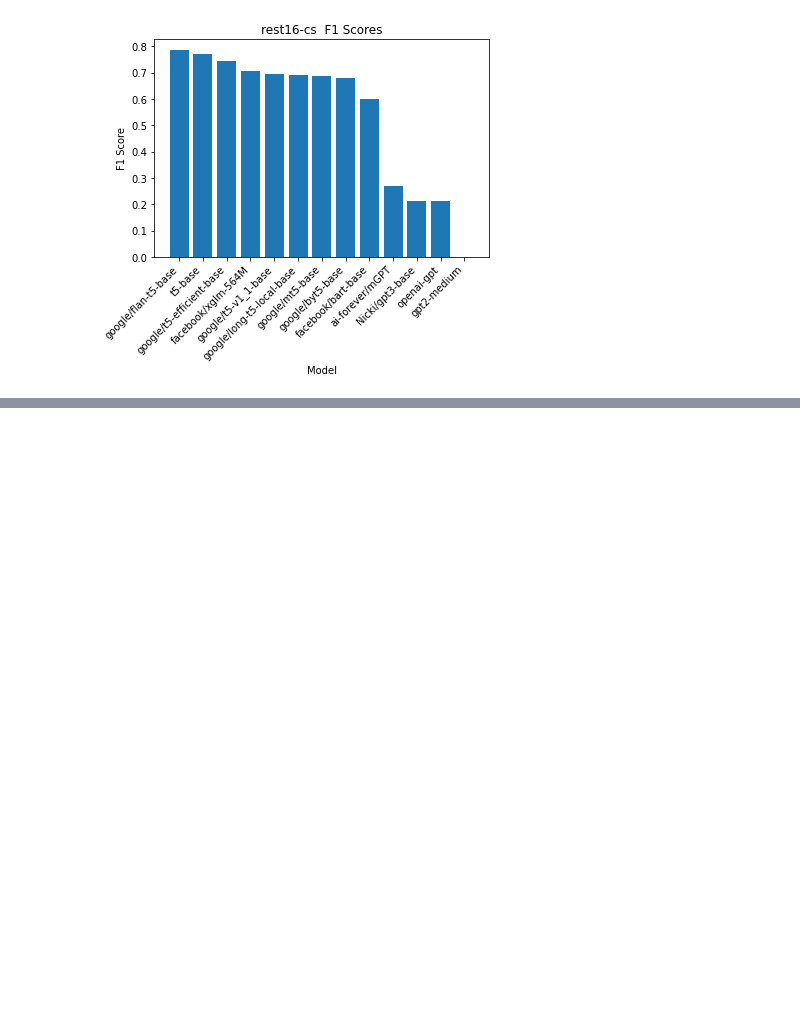
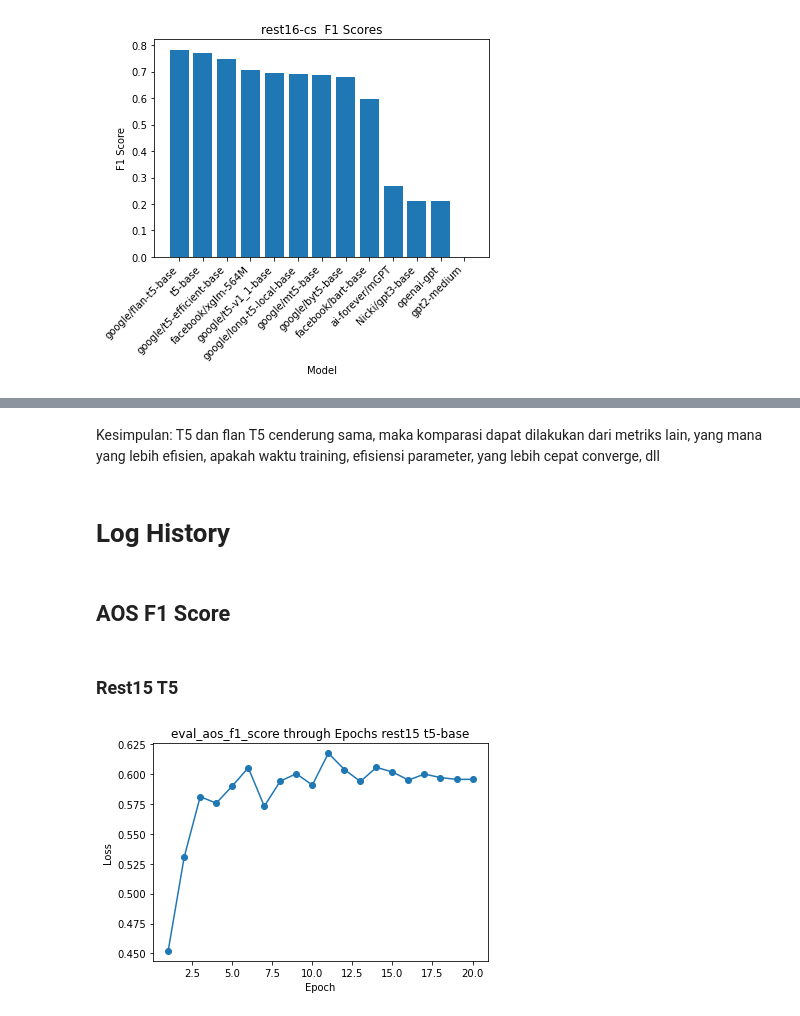
Before and after one commit to rdyzakya/IndoLEGO-ABSA, a Jupyter notebook: doe/model/analysis.ipynb, the cells around one changed output, grey strips where cells are left out. Cells and saved outputs as stored; diff of their text form; code cells hidden in the pictures; blank space fills up the shorter version.

Commit message:
update: done doe/model/analysis.ipynb

```diff
--- a/doe/model/analysis.ipynb
+++ b/doe/model/analysis.ipynb
@@ -251,0 +138,27 @@ comparison_16.to_csv("comparison_16.csv",index=False)
+# %% [markdown]
+Kesimpulan: T5 dan flan T5 cenderung sama, maka komparasi dapat dilakukan dari metriks lain, yang mana yang lebih efisien, apakah waktu training, efisiensi parameter, yang lebih cepat converge, dll
+# %% [markdown]
+# Log History
+# %%
+def visualize_trough_epoch(model,dataset,metrics_name):
+    epochs = []
+    metrics = []
+    for result in log_history[model][dataset]:
+        if metrics_name in result:
+            epochs.append(result["epoch"])
+            metrics.append(result[metrics_name])
+
+    # Create a line chart of the loss through each epoch
+    plt.plot(epochs, metrics, marker='o')
+    plt.title(f'{metrics_name} through Epochs {dataset} {model}')
+    plt.xlabel('Epoch')
+    plt.ylabel('Loss')
+    plt.show()
+# %% [markdown]
+## AOS F1 Score
+# %% [markdown]
+### Rest15 T5
+# %%
+visualize_trough_epoch("t5-base","rest15","eval_aos_f1_score")
+# %% [output]
+[figure, added]
```
Also changed, not shown: parts of 36 cells of this notebook.
